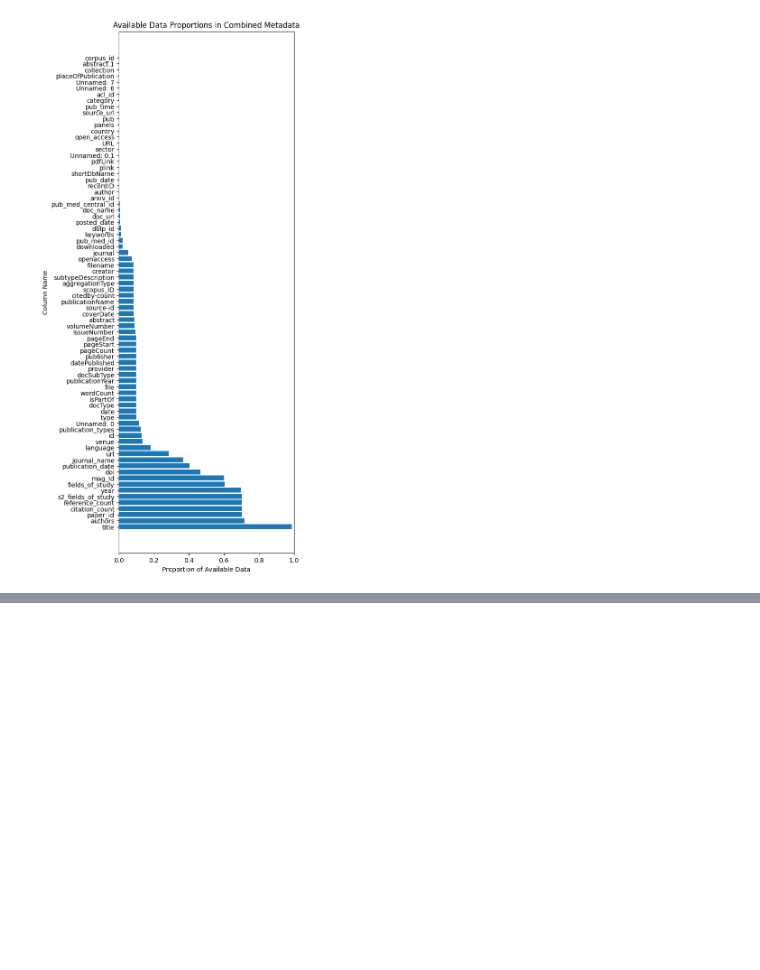
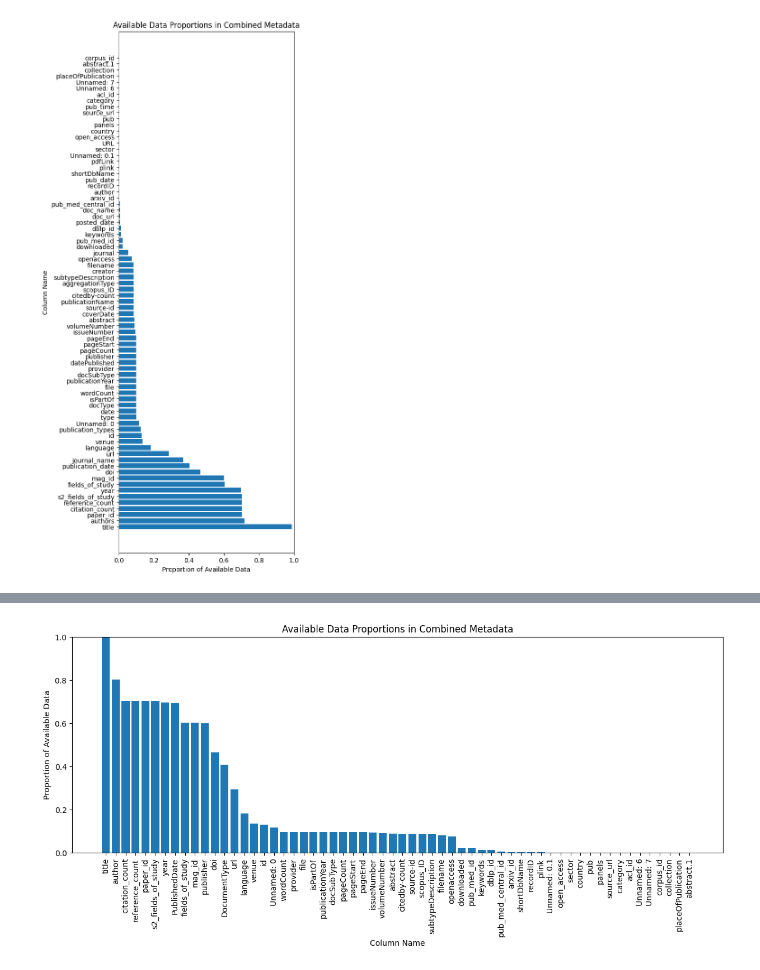
Before and after one commit to dyou-wbg/meta_processing, a Jupyter notebook: Stats_All_metadata.ipynb, the cells around one changed output, grey strips where cells are left out. Saved outputs shown, nothing was run; the diff lists cells and outputs as text; code cells hidden in the pictures; blank space fills up the shorter version.

```diff
--- a/Stats_All_metadata.ipynb
+++ b/Stats_All_metadata.ipynb
@@ -27,7 +30,7 @@ def get_column_names(file_list, directory):
   column_names = {}
   for filename in file_list:
     filepath = os.path.join(directory, filename)
-    df = pd.read_csv(filepath,nrows=5)
+    df = pd.read_csv(filepath,nrows=15)
     column_names[filename] = list(df.columns)
   return column_names
 
@@ -121,0 +444,24 @@ plt.show()
+# %%
+final_df = pd.DataFrame()
+
+for filename in final_file_list:
+  filepath = os.path.join(directory, filename)
+  df = pd.read_csv(filepath)
+  final_df = final_df.append(df, ignore_index=True)
+
+final_df.to_csv(os.path.join(directory, 'combined_metadata.csv'), index=False)
+# %%
+import matplotlib.pyplot as plt
+
+available_data_proportions = (1 - final_df.isna().mean()).sort_values(ascending=False)
+
+plt.figure(figsize=(15, 5))
+plt.bar(available_data_proportions.index, available_data_proportions.values)
+plt.xlabel("Column Name")
+plt.xticks(rotation=90)
+plt.ylabel("Proportion of Available Data")
+plt.ylim(0,1)
+plt.title("Available Data Proportions in Combined Metadata")
+plt.show()
+# %% [output]
+[figure, added]
```
Also changed, not shown: parts of 26 cells of this notebook.
